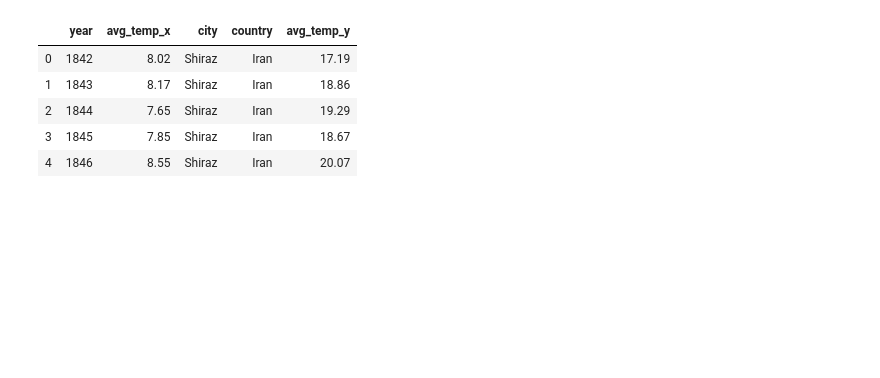
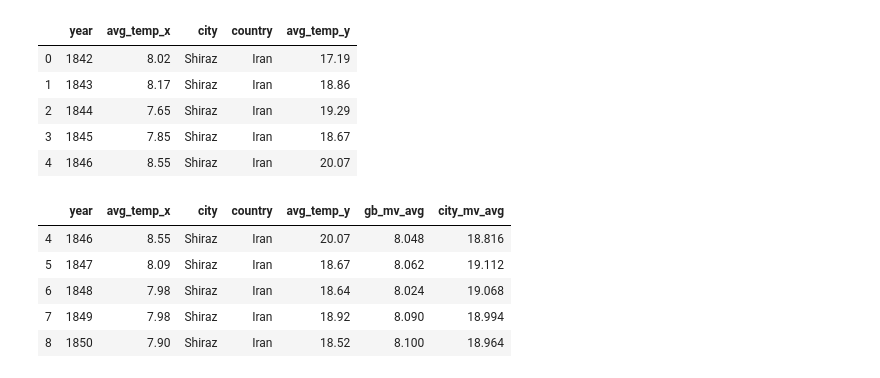
Before and after one commit to mzhoolideh/data_science_pract, a Jupyter notebook: weather_trend/explore_weather_trends.ipynb, the cells around one changed output. Saved outputs shown, nothing was run; the diff lists cells and outputs as text; code cells hidden in the pictures; blank space fills up the shorter version.

```diff
--- a/weather_trend/explore_weather_trends.ipynb
+++ b/weather_trend/explore_weather_trends.ipynb
@@ -116,11 +120,22 @@ merged_df.head()
 # %%
 window_size = 5
 gb_mv_avg = merged_df.avg_temp_x.rolling(window_size).mean()
-gb_mv_avg_list = gb_mv_avg.to_list() # Masking is for removing NaNs
-gb_mv_avg_no_nan = gb_mv_avg_list[window_size-1:]
+#gb_mv_avg_list = gb_mv_avg.to_list() # Masking is for removing NaNs
+#gb_mv_avg_no_nan = gb_mv_avg_list[window_size-1:]
+merged_df['gb_mv_avg'] = gb_mv_avg
 
 city_mv_avg = merged_df.avg_temp_y.rolling(window_size).mean()
-city_mv_avg_list = city_mv_avg.to_list() # Masking is for removing NaNs
-city_mv_avg_no_nan = city_mv_avg_list[window_size-1:]
+#city_mv_avg_list = city_mv_avg.to_list() # Masking is for removing NaNs
+#city_mv_avg_no_nan = city_mv_avg_list[window_size-1:]
+merged_df['city_mv_avg'] = city_mv_avg
+merged_df.dropna(inplace=True)
+merged_df.head()
+# %% [output]
+|  | year | avg_temp_x | city | country | avg_temp_y | gb_mv_avg | city_mv_avg |
+| 4 | 1846 | 8.55 | Shiraz | Iran | 20.07 | 8.048 | 18.816 |
+| 5 | 1847 | 8.09 | Shiraz | Iran | 18.67 | 8.062 | 19.112 |
+| 6 | 1848 | 7.98 | Shiraz | Iran | 18.64 | 8.024 | 19.068 |
+| 7 | 1849 | 7.98 | Shiraz | Iran | 18.92 | 8.090 | 18.994 |
+| 8 | 1850 | 7.90 | Shiraz | Iran | 18.52 | 8.100 | 18.964 |
 # %%
 plt.figure(figsize=(20,10),)
```
Also changed, not shown: parts of 4 cells of this notebook.
